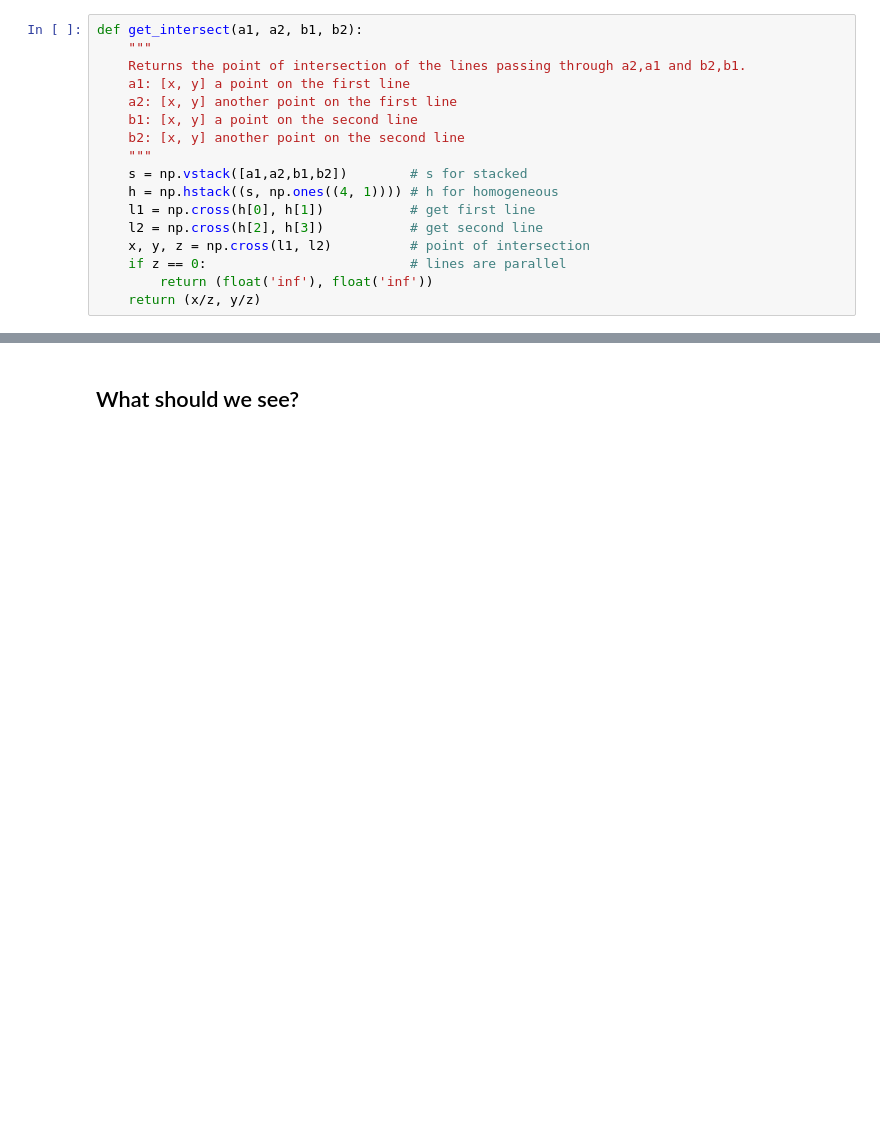
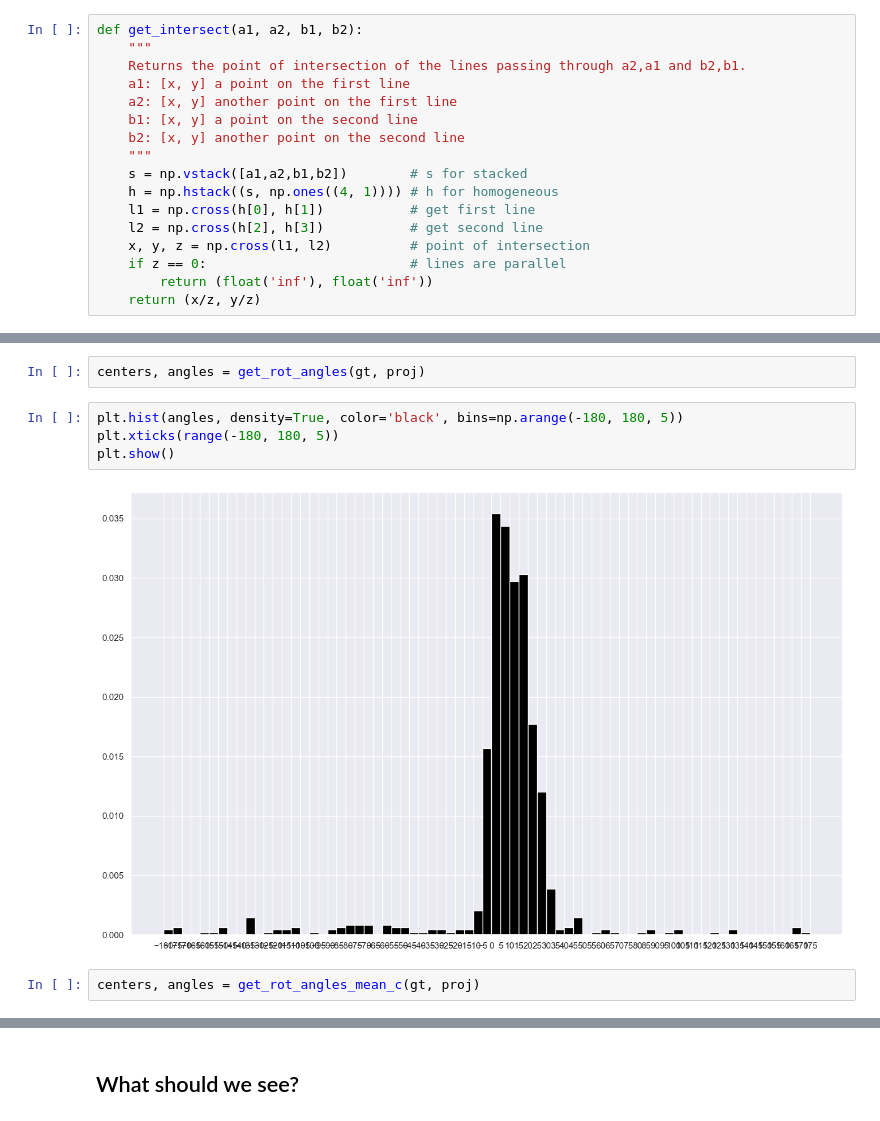
Before and after one commit to bohdanhlovatskyi/pose_estimation, a Jupyter notebook: Solver.ipynb, the cells around one changed output, grey strips where cells are left out. Drawn from its saved outputs; the diff is of its cells as text; blank space fills up the shorter version.

```diff
--- a/Solver.ipynb
+++ b/Solver.ipynb
@@ -528 +566,11 @@ for idx in range(1000):
+# %%
+centers, angles = get_rot_angles(gt, proj)
+# %%
+plt.hist(angles, density=True, color='black', bins=np.arange(-180, 180, 5))
+plt.xticks(range(-180, 180, 5))
+plt.show()
+# %% [output]
+[figure, added]
+# %%
+centers, angles = get_rot_angles_mean_c(gt, proj)
 # %%
```
Also changed, not shown: parts of 14 cells of this notebook, 1 other file.
